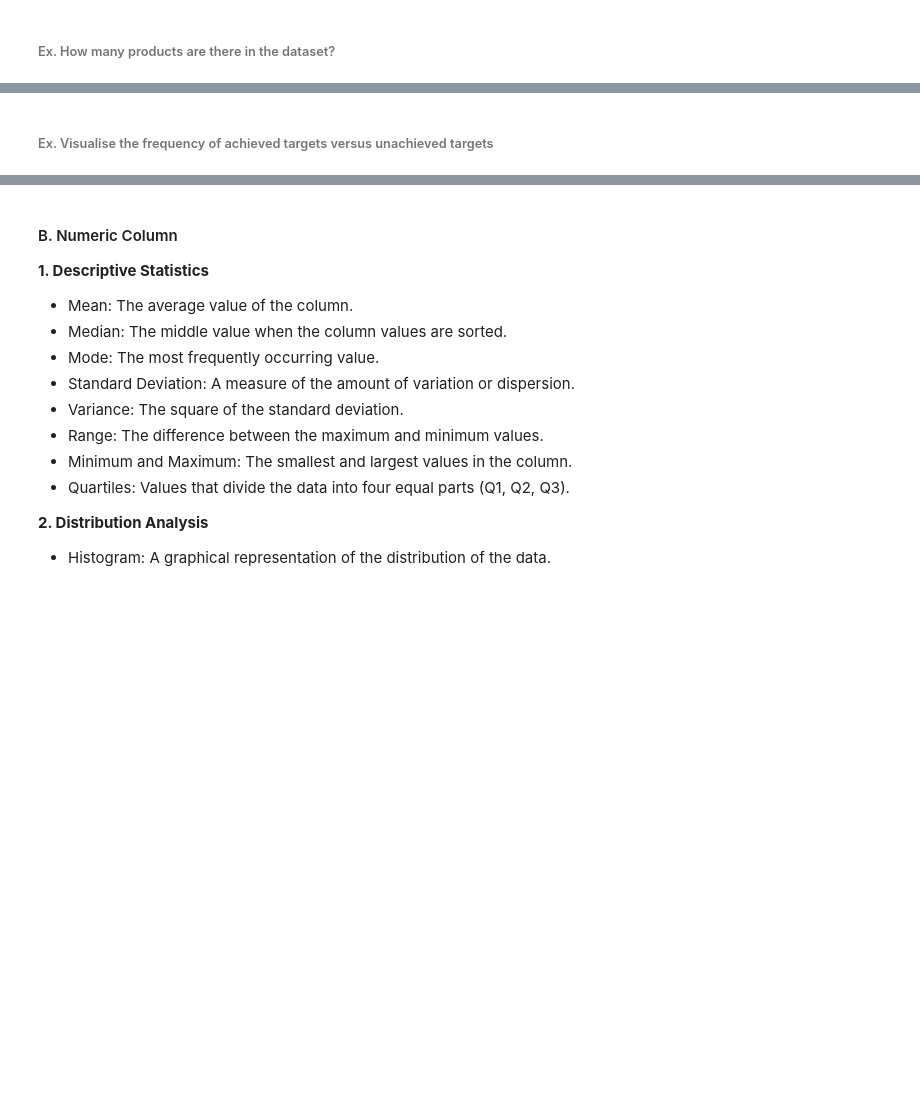
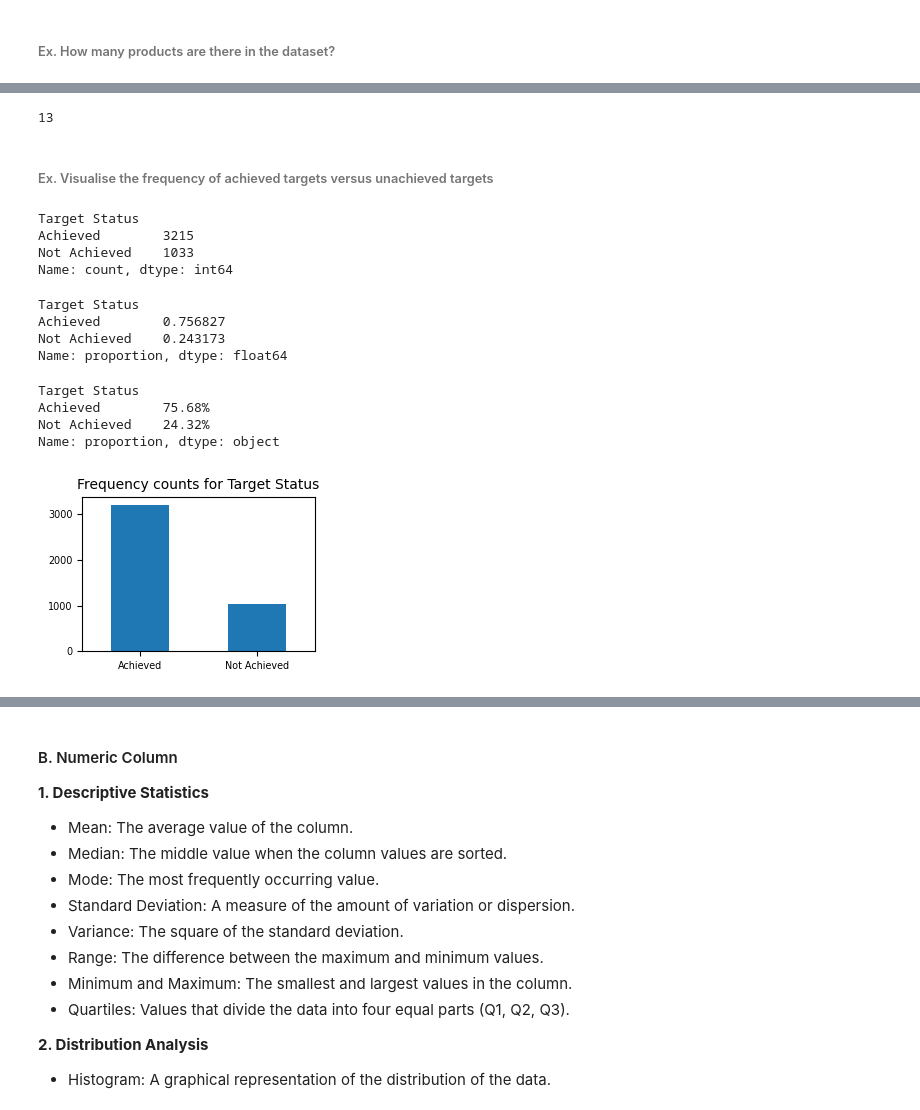
Before and after one commit to knowledge-corner/2025_12_Feb_Python-Data_Viz_analytics, a Jupyter notebook: Classwork/Day - 2 classwork.ipynb, the cells around one changed output, grey strips where cells are left out. Saved outputs shown, nothing was run; the diff lists cells and outputs as text; code cells hidden in the pictures; blank space fills up the shorter version.

```diff
--- a/Classwork/Day - 2 classwork.ipynb
+++ b/Classwork/Day - 2 classwork.ipynb
@@ -1011,2 +1029,35 @@ df.head()
+# %%
+len(df.Product.unique())
+# %% [output]
+13
 # %% [markdown]
 ###### Ex. Visualise the frequency of achieved targets versus unachieved targets
+# %%
+df["Target Status"].value_counts() # Frequency count
+# %% [output]
+Target Status
+Achieved        3215
+Not Achieved    1033
+Name: count, dtype: int64
+# %%
+df["Target Status"].value_counts(normalize=True)
+# %% [output]
+Target Status
+Achieved        0.756827
+Not Achieved    0.243173
+Name: proportion, dtype: float64
+# %%
+(df["Target Status"].value_counts(normalize=True) * 100).round(2).astype(str) + "%"
+# %% [output]
+Target Status
+Achieved        75.68%
+Not Achieved    24.32%
+Name: proportion, dtype: object
+# %%
+df["Target Status"].value_counts().plot(kind = "bar", figsize = (3, 2), xlabel = "")
+plt.xticks(size = "x-small", rotation = 0)
+plt.yticks(size = "x-small", rotation = 0)
+plt.title("Frequency counts for Target Status", size = "medium")
+plt.show()
+# %% [output]
+[figure, added]
```
Also changed, not shown: parts of 21 cells of this notebook.
